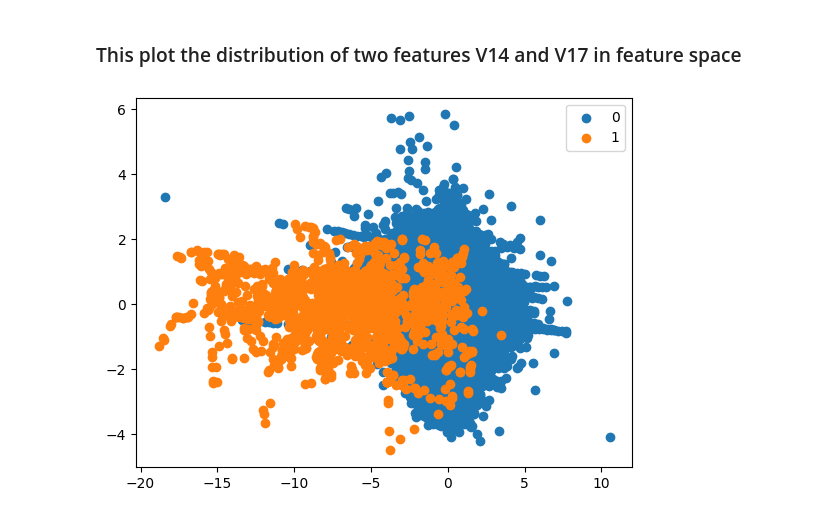
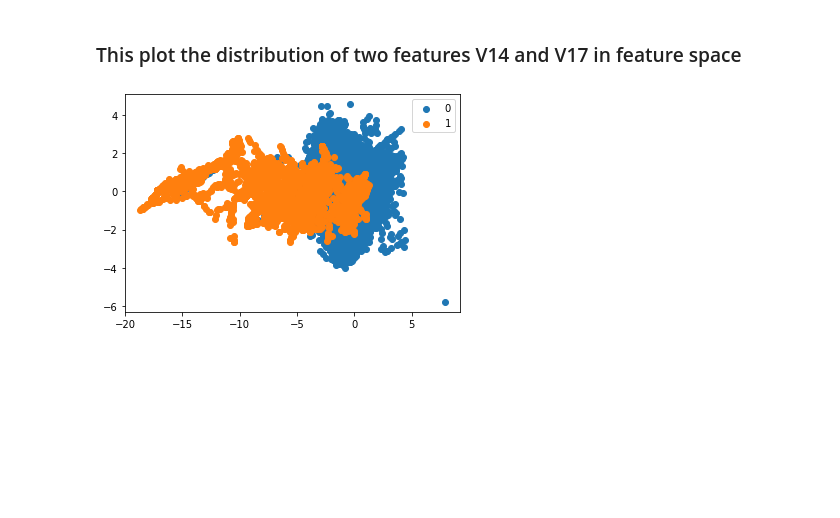
Before and after one commit to Haoyuan-L/Fed_DataMesh, a Jupyter notebook: Centralized_FraudNN/train.ipynb, the cells around one changed output. Cells and saved outputs as stored; diff of their text form; code cells hidden in the pictures; blank space fills up the shorter version.

```diff
--- a/Centralized_FraudNN/train.ipynb
+++ b/Centralized_FraudNN/train.ipynb
@@ -9,16 +9,18 @@ from imblearn.pipeline import Pipeline
 from sklearn.preprocessing import StandardScaler, RobustScaler
 from sklearn.model_selection import train_test_split
 from sklearn.metrics import confusion_matrix, classification_report, roc_auc_score, roc_curve, auc, f1_score, precision_score, recall_score
+import seaborn as sns
+import matplotlib.pyplot as plt
 
 import torch
 from torch import nn
 from torch.utils.data import Dataset, DataLoader
 
 pd.options.mode.chained_assignment = None
-dataDir = Path.cwd().parent/'CreditCard'
+dataDir = Path.cwd().parent.parent.parent/'backup'
 np.random.seed(66)
 
-creditcard = pd.read_csv(dataDir/'creditcard.csv')
+creditcard = pd.read_csv(dataDir/'CreditCard/creditcard.csv')
 # %%
 creditcard.head()
 # %% [output]
@@ -86,21 +88,24 @@ creditcard[["Amount"]] = rb_scaler.fit_transform(creditcard[["Amount"]])
 X = creditcard.loc[:, :"Amount"].copy()
 y = creditcard.loc[:, "Class"].copy()
 
+X = np.array(X)
+y = np.array(y)
+
 # split dataset to training set and test set
 X_train, X_test, y_train, y_test = train_test_split(X, y, test_size=0.3, stratify=y)
 
 # oversampling the train set
-sm = SMOTE(sampling_strategy=0.01, random_state=10)
-# under = RandomUnderSampler(sampling_strategy=0.01)
-# steps = [('o', sm), ('u', under)]
-# pipeline = Pipeline(steps=steps)
-X_train_res, y_train_res = sm.fit_resample(X_train, y_train)
+sm = SMOTE(sampling_strategy=0.02)
+under = RandomUnderSampler(sampling_strategy=0.025)
+steps = [('o', sm), ('u', under)]
+pipeline = Pipeline(steps=steps)
+X_train_res, y_train_res = pipeline.fit_resample(X_train, y_train)
 # X_train_res, y_train_res = X_train, y_train
 
-# move the column Amount to the beginning of the dataframe
-cols = X_train_res.columns.tolist()
-cols = cols[-1:] + cols[:-1]
-X_train_res = X_train_res[cols]
-print("Class distribution after resampling: \n", y_train_res.value_counts())
-X_train_res.head()
+unique_classes_1, counts_1 = np.unique(y_train, return_counts=True)
+class_distribution_1 = dict(zip(unique_classes_1, counts_1))
+unique_classes_2, counts_2 = np.unique(y_train_res, return_counts=True)
+class_distribution_2 = dict(zip(unique_classes_2, counts_2))
+print("Class distribution of train set before resampling:\n", class_distribution_1)
+print("Class distribution of train set after resampling:\n", class_distribution_2)
 # %% [output]
@@ -120,20 +118,20 @@ Name: Class, dtype: int64
 # %%
 from matplotlib import pyplot
 from numpy import where
 from collections import Counter
 
 counter = Counter(y_train_res)
 
-X1 = np.array(X_train_res.loc[:, "V14":"V17"])
+X1 = np.array(X_train_res[:, 12:14])
 y1 = np.array(y_train_res)
 
 for label, _ in counter.items():
     row_ix = where(y1 == label)[0]
     pyplot.scatter(X1[row_ix, 0], X1[row_ix, 1], label=str(label))
 pyplot.legend()
 pyplot.show()
 # %% [output]
-[figure, old version]
+[figure, new version]
 # %%
 """ Split dataset into three different data domain """
 
```
Also changed, not shown: parts of 13 cells of this notebook, 1 other file.
